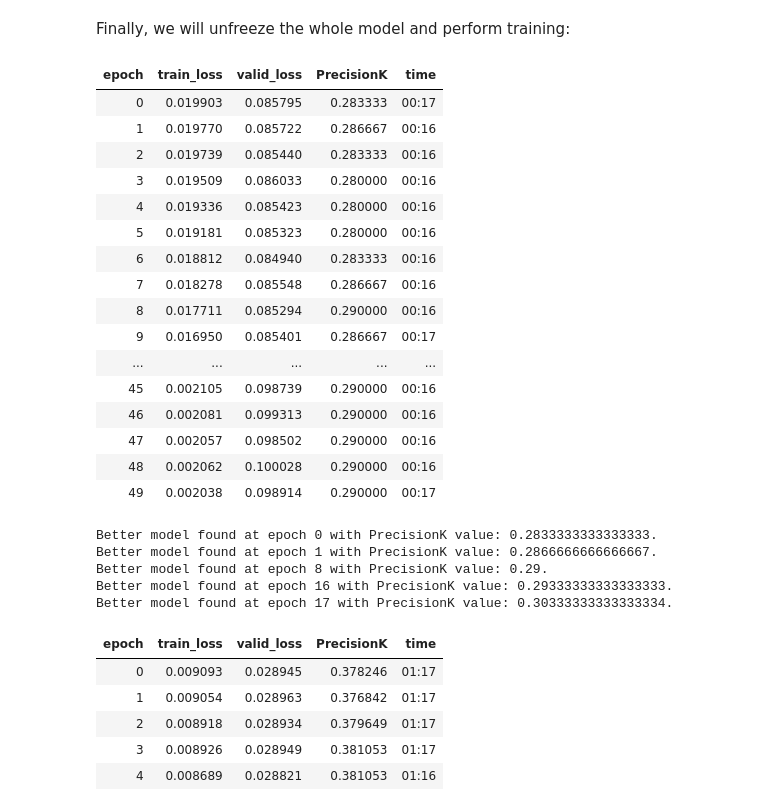
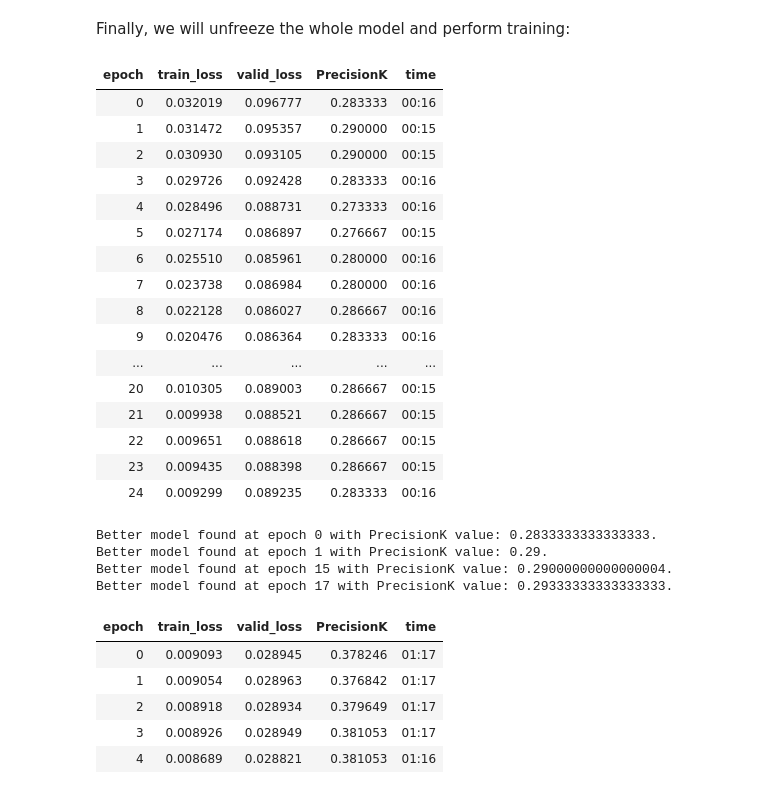
Before and after one commit to debjyotiSRoy/xcube_old, a Jupyter notebook: nbs/examples/mimic/sample/mimic3-9k_sample.ipynb, the cells around one changed output. Cells and saved outputs as stored; diff of their text form; code cells hidden in the pictures.

```diff
--- a/nbs/examples/mimic/sample/mimic3-9k_sample.ipynb
+++ b/nbs/examples/mimic/sample/mimic3-9k_sample.ipynb
@@ -877,5 +901,5 @@ lr_min, lr_steep, lr_valley, lr_slide
 # %%
-learn.fit_one_cycle(2, lr_max=0.07585775852203369, moms=(0.8,0.7,0.8), wd=0.1,
+learn.fit_one_cycle(2, lr_max=lr_min, moms=(0.8,0.7,0.8), wd=0.1,
 cbs=SaveModelCallback(monitor='PrecisionK', fname=file_prefix+'_clas'))
 # %% [output]
 | epoch | train_loss | valid_loss | PrecisionK | time |
@@ -943,31 +964,30 @@ Finally, we will unfreeze the whole model and perform training:
 # %%
 learn.unfreeze()
 # %%
-learn.fit_one_cycle(50, lr_max=1e-3, moms=(0.8,0.7,0.8), wd=0.2,
+learn.fit_one_cycle(25, lr_max=1e-3, moms=(0.8,0.7,0.8), wd=0.2,
                    cbs=SaveModelCallback(monitor='PrecisionK', fname=file_prefix+'_clas'))
 # %% [output]
 | epoch | train_loss | valid_loss | PrecisionK | time |
-| 0 | 0.019903 | 0.085795 | 0.283333 | 00:17 |
-| 1 | 0.019770 | 0.085722 | 0.286667 | 00:16 |
-| 2 | 0.019739 | 0.085440 | 0.283333 | 00:16 |
-| 3 | 0.019509 | 0.086033 | 0.280000 | 00:16 |
-| 4 | 0.019336 | 0.085423 | 0.280000 | 00:16 |
-| 5 | 0.019181 | 0.085323 | 0.280000 | 00:16 |
-| 6 | 0.018812 | 0.084940 | 0.283333 | 00:16 |
-| 7 | 0.018278 | 0.085548 | 0.286667 | 00:16 |
-| 8 | 0.017711 | 0.085294 | 0.290000 | 00:16 |
-| 9 | 0.016950 | 0.085401 | 0.286667 | 00:17 |
+| 0 | 0.032019 | 0.096777 | 0.283333 | 00:16 |
+| 1 | 0.031472 | 0.095357 | 0.290000 | 00:15 |
+| 2 | 0.030930 | 0.093105 | 0.290000 | 00:15 |
+| 3 | 0.029726 | 0.092428 | 0.283333 | 00:16 |
+| 4 | 0.028496 | 0.088731 | 0.273333 | 00:16 |
+| 5 | 0.027174 | 0.086897 | 0.276667 | 00:15 |
+| 6 | 0.025510 | 0.085961 | 0.280000 | 00:16 |
+| 7 | 0.023738 | 0.086984 | 0.280000 | 00:16 |
+| 8 | 0.022128 | 0.086027 | 0.286667 | 00:16 |
+| 9 | 0.020476 | 0.086364 | 0.283333 | 00:16 |
 | ... | ... | ... | ... | ... |
-| 45 | 0.002105 | 0.098739 | 0.290000 | 00:16 |
-| 46 | 0.002081 | 0.099313 | 0.290000 | 00:16 |
-| 47 | 0.002057 | 0.098502 | 0.290000 | 00:16 |
-| 48 | 0.002062 | 0.100028 | 0.290000 | 00:16 |
-| 49 | 0.002038 | 0.098914 | 0.290000 | 00:17 |
+| 20 | 0.010305 | 0.089003 | 0.286667 | 00:15 |
+| 21 | 0.009938 | 0.088521 | 0.286667 | 00:15 |
+| 22 | 0.009651 | 0.088618 | 0.286667 | 00:15 |
+| 23 | 0.009435 | 0.088398 | 0.286667 | 00:15 |
+| 24 | 0.009299 | 0.089235 | 0.283333 | 00:16 |
 Better model found at epoch 0 with PrecisionK value: 0.2833333333333333.
-Better model found at epoch 1 with PrecisionK value: 0.2866666666666667.
-Better model found at epoch 8 with PrecisionK value: 0.29.
-Better model found at epoch 16 with PrecisionK value: 0.29333333333333333.
-Better model found at epoch 17 with PrecisionK value: 0.30333333333333334.
+Better model found at epoch 1 with PrecisionK value: 0.29.
+Better model found at epoch 15 with PrecisionK value: 0.29000000000000004.
+Better model found at epoch 17 with PrecisionK value: 0.29333333333333333.
 # %%
 learn.fit_one_cycle(5, lr_max=1e-4, moms=(0.8,0.7,0.8), wd=0.2,
                    cbs=SaveModelCallback(monitor='PrecisionK', fname=file_prefix+'_clas'))
```
Also changed, not shown: parts of 8 cells of this notebook, 12 other files.
